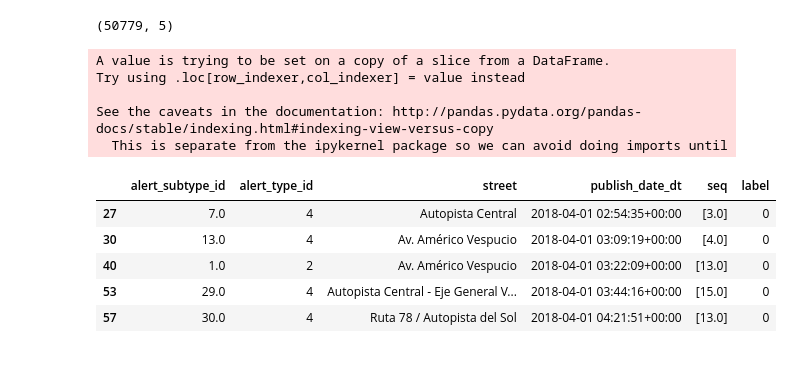
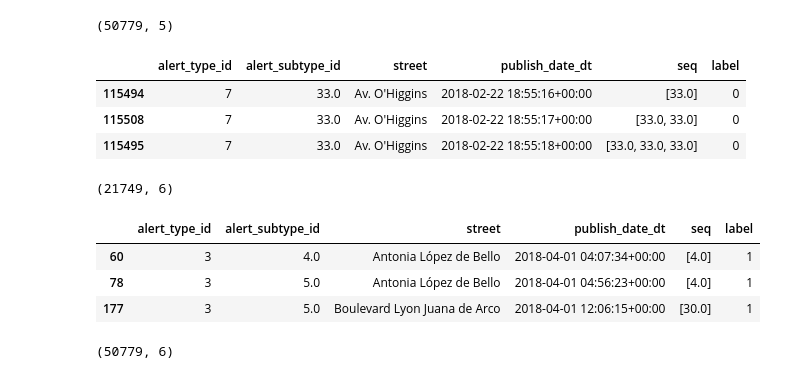
Before and after one commit to Codegn/car-traffic-predictions, a Jupyter notebook: rnn.ipynb, the cells around one changed output. Saved outputs shown, nothing was run; the diff lists cells and outputs as text; code cells hidden in the pictures.

```diff
--- a/rnn.ipynb
+++ b/rnn.ipynb
@@ -61,4 +61,4 @@ alerts_df.drop_duplicates(inplace=True)
 alerts_df.dropna(subset=['alert_subtype_id','street'], inplace=True)
 # %%
 # sort by date just in case
-alerts_df.sort_values(by=['publish_date_dt'])
+alerts_df.sort_values(by=['publish_date_dt'], inplace = True)
@@ -165,5 +144,5 @@ alerts_df.head()
 # %%
-alerts_df_w_seq = alerts_df[alerts_df.astype(str)['seq'] != '[]']
+alerts_df_w_seq = alerts_df[alerts_df.astype(str)['seq'] != '[]'].copy()
 # %%
 alerts_df_w_seq.head()
 # %% [output]
@@ -203,18 +177,10 @@ alerts_df[(alerts_df['alert_type_id'] == 3) &
 alerts_df_w_seq['label'] = np.where((alerts_df_w_seq['alert_type_id'] == 3) &
                                     ((alerts_df_w_seq['alert_subtype_id'] == 4) | (alerts_df_w_seq['alert_subtype_id'] == 5)) &
                                     (alerts_df_w_seq.astype(str)['seq'] != '[]'), 1, 0)
-# %% [output]
-A value is trying to be set on a copy of a slice from a DataFrame.
-Try using .loc[row_indexer,col_indexer] = value instead
-
-See the caveats in the documentation: http://pandas.pydata.org/pandas-docs/stable/indexing.html#indexing-view-versus-copy
-  This is separate from the ipykernel package so we can avoid doing imports until
 # %%
-alerts_df_w_seq.head()
+alerts_df_w_seq[alerts_df_w_seq['label'] == 0].head(3)
 # %% [output]
-|  | alert_subtype_id | alert_type_id | street | publish_date_dt | seq | label |
-| 27 | 7.0 | 4 | Autopista Central | 2018-04-01 02:54:35+00:00 | [3.0] | 0 |
-| 30 | 13.0 | 4 | Av. Américo Vespucio | 2018-04-01 03:09:19+00:00 | [4.0] | 0 |
-| 40 | 1.0 | 2 | Av. Américo Vespucio | 2018-04-01 03:22:09+00:00 | [13.0] | 0 |
-| 53 | 29.0 | 4 | Autopista Central - Eje General V... | 2018-04-01 03:44:16+00:00 | [15.0] | 0 |
-| 57 | 30.0 | 4 | Ruta 78 / Autopista del Sol | 2018-04-01 04:21:51+00:00 | [13.0] | 0 |
+|  | alert_type_id | alert_subtype_id | street | publish_date_dt | seq | label |
+| 115494 | 7 | 33.0 | Av. O'Higgins | 2018-02-22 18:55:16+00:00 | [33.0] | 0 |
+| 115508 | 7 | 33.0 | Av. O'Higgins | 2018-02-22 18:55:17+00:00 | [33.0, 33.0] | 0 |
+| 115495 | 7 | 33.0 | Av. O'Higgins | 2018-02-22 18:55:18+00:00 | [33.0, 33.0, 33.0] | 0 |
@@ -224,0 +187,15 @@ alerts_df_jams.head()
+# %%
+alerts_df_w_seq[alerts_df_w_seq['label'] == 0].shape
+# %% [output]
+(21749, 6)
+# %%
+alerts_df_w_seq[alerts_df_w_seq['label'] == 1].head(3)
+# %% [output]
+|  | alert_type_id | alert_subtype_id | street | publish_date_dt | seq | label |
+| 60 | 3 | 4.0 | Antonia López de Bello | 2018-04-01 04:07:34+00:00 | [4.0] | 1 |
+| 78 | 3 | 5.0 | Antonia López de Bello | 2018-04-01 04:56:23+00:00 | [4.0] | 1 |
+| 177 | 3 | 5.0 | Boulevard Lyon Juana de Arco | 2018-04-01 12:06:15+00:00 | [30.0] | 1 |
+# %%
+alerts_df_w_seq[alerts_df_w_seq['label'] == 1].shape
+# %% [output]
+(50779, 6)
```
Also changed, not shown: parts of 35 cells of this notebook, 3 other files.
